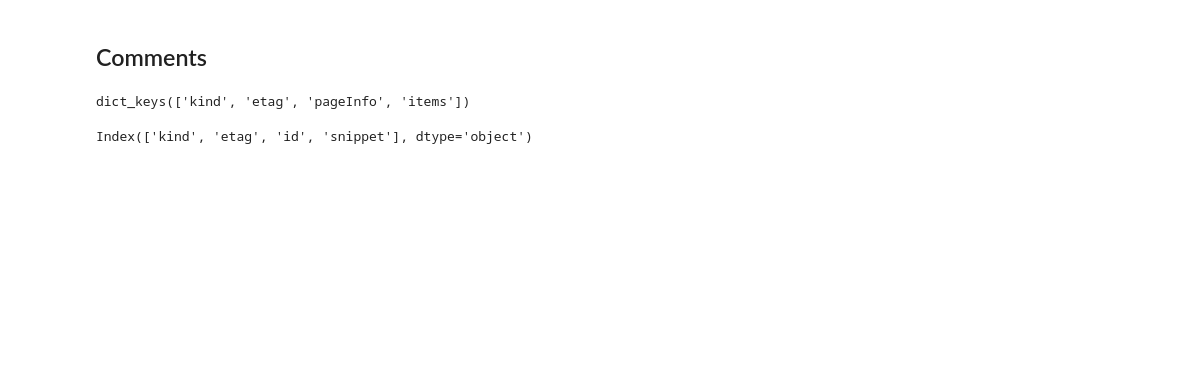
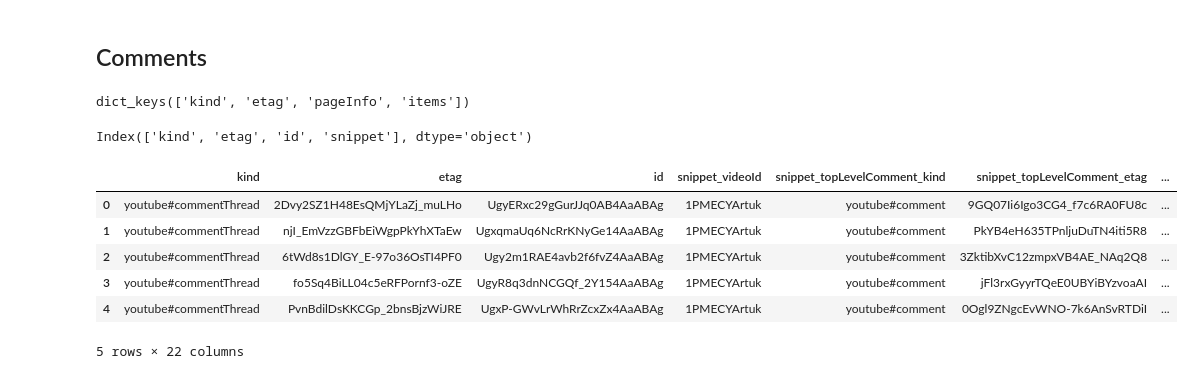
Before and after one commit to mrtushartiwari/Youtube_data_extraction, a Jupyter notebook: EDA_youtube.ipynb, the cells around one changed output. Drawn from its saved outputs; the diff is of its cells as text; code cells hidden in the pictures; blank space fills up the shorter version.

Commit message:
Extracted comments from the videoID

```diff
--- a/EDA_youtube.ipynb
+++ b/EDA_youtube.ipynb
@@ -304,3 +340,14 @@ comments_df = pd.DataFrame(response['items'])
 comments_df.columns
 # %% [output]
 Index(['kind', 'etag', 'id', 'snippet'], dtype='object')
+# %%
+comments_df = pd.json_normalize(response['items'],sep='_')
+comments_df.head()
+# %% [output]
+|  | kind | etag | id | snippet_videoId | snippet_topLevelComment_kind | snippet_topLevelComment_etag | ... |
+| 0 | youtube#commentThread | 2Dvy2SZ1H48EsQMjYLaZj_muLHo | UgyERxc29gGurJJq0AB4AaABAg | 1PMECYArtuk | youtube#comment | 9GQ07Ii6Igo3CG4_f7c6RA0FU8c | ... |
+| 1 | youtube#commentThread | njI_EmVzzGBFbEiWgpPkYhXTaEw | UgxqmaUq6NcRrKNyGe14AaABAg | 1PMECYArtuk | youtube#comment | PkYB4eH635TPnljuDuTN4iti5R8 | ... |
+| 2 | youtube#commentThread | 6tWd8s1DlGY_E-97o36OsTI4PF0 | Ugy2m1RAE4avb2f6fvZ4AaABAg | 1PMECYArtuk | youtube#comment | 3ZktibXvC12zmpxVB4AE_NAq2Q8 | ... |
+| 3 | youtube#commentThread | fo5Sq4BiLL04c5eRFPornf3-oZE | UgyR8q3dnNCGQf_2Y154AaABAg | 1PMECYArtuk | youtube#comment | jFl3rxGyyrTQeE0UBYiBYzvoaAI | ... |
+| 4 | youtube#commentThread | PvnBdilDsKKCGp_2bnsBjzWiJRE | UgxP-GWvLrWhRrZcxZx4AaABAg | 1PMECYArtuk | youtube#comment | 0Ogl9ZNgcEvWNO-7k6AnSvRTDiI | ... |
+5 rows × 22 columns
```
Also changed, not shown: parts of 15 cells of this notebook.
